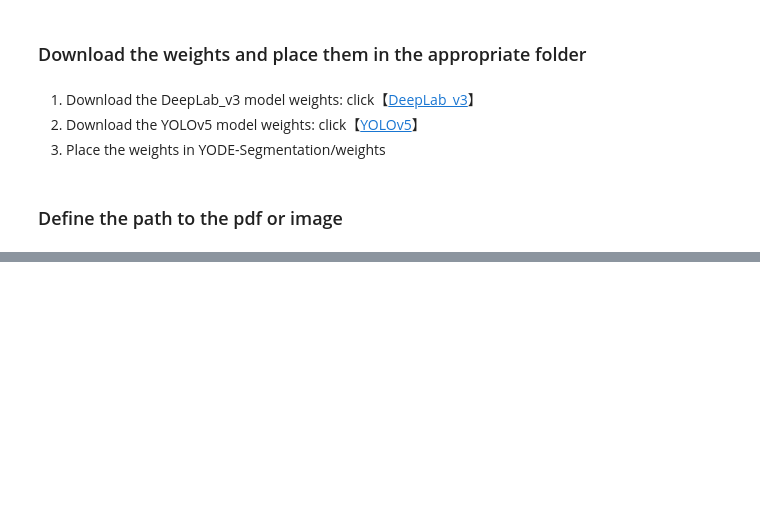
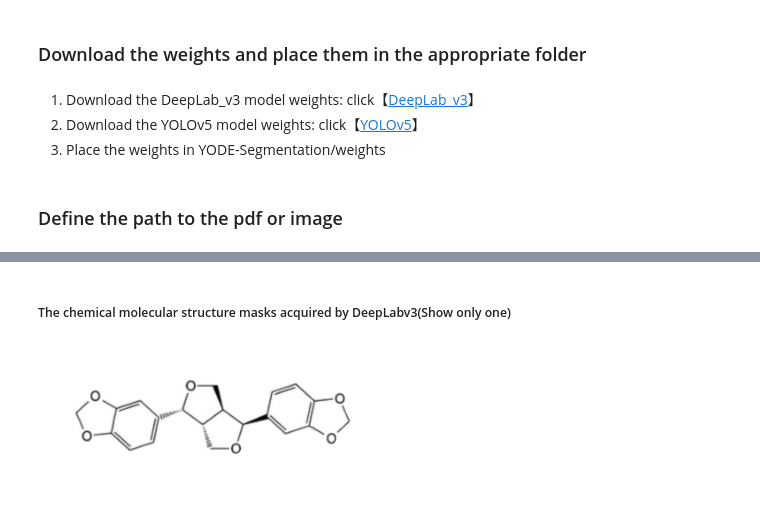
Before and after one commit to OneChorm/YoDe-Segmentation, a Jupyter notebook: YoDe-Segmentation_documentation.ipynb, the cells around one changed output, grey strips where cells are left out. Drawn from its saved outputs; the diff is of its cells as text; code cells hidden in the pictures; blank space fills up the shorter version.

```diff
--- a/YoDe-Segmentation_documentation.ipynb
+++ b/YoDe-Segmentation_documentation.ipynb
@@ -38,0 +91,11 @@ The script is YODov5 and DeepLabv3 and the final denoising calculation together,
+# %% [markdown]
+<h5>The chemical molecular structure masks acquired by DeepLabv3(Show only one)</h5>
+# %%
+import matplotlib.pyplot as plt
+
+im_result = plt.imread('./result_img/1 [test]-0_0.jpg')
+plt.imshow(im_result)
+plt.axis('off')
+plt.show()
+# %% [output]
+[figure, added]
```
Also changed, not shown: parts of 11 cells of this notebook.
